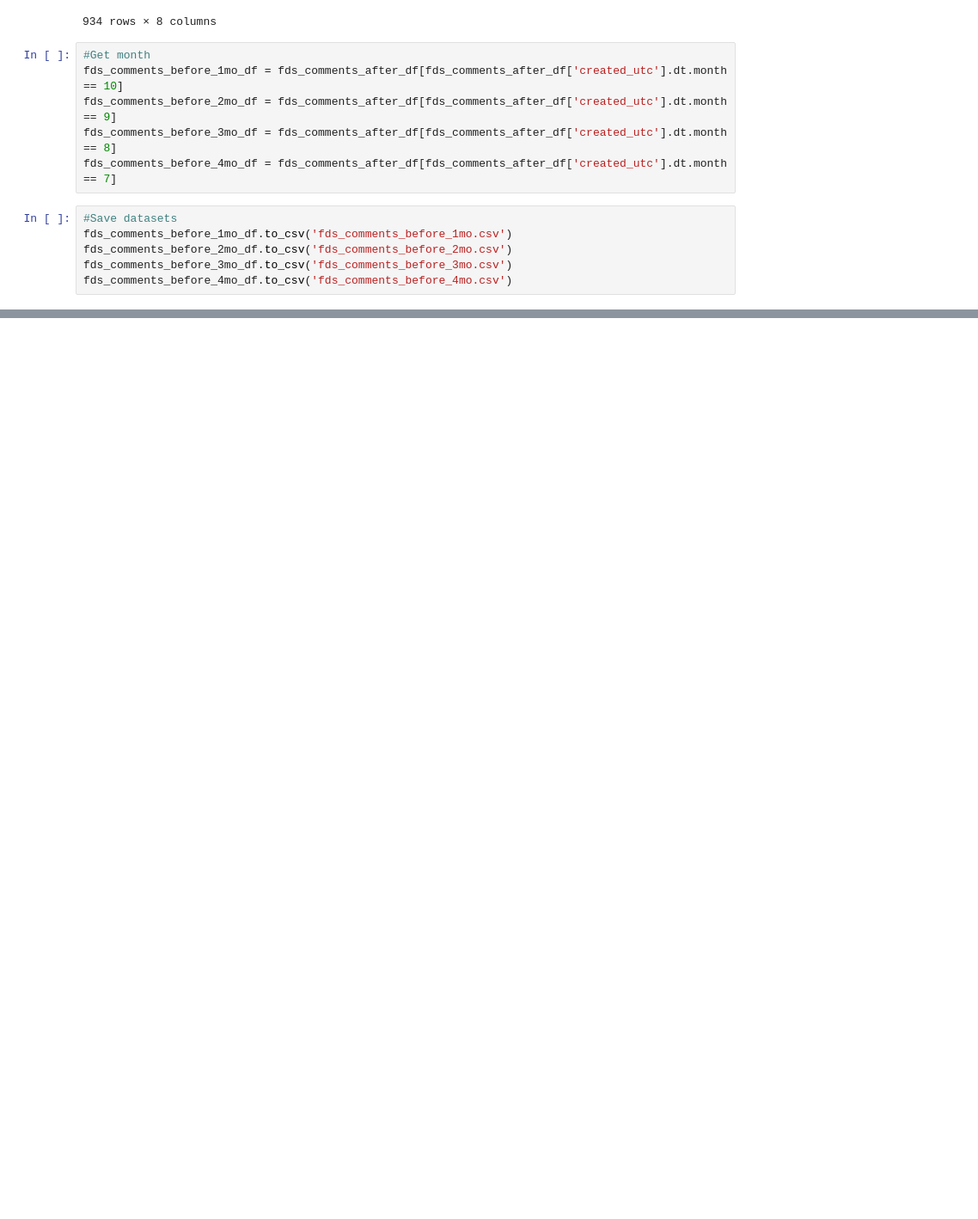
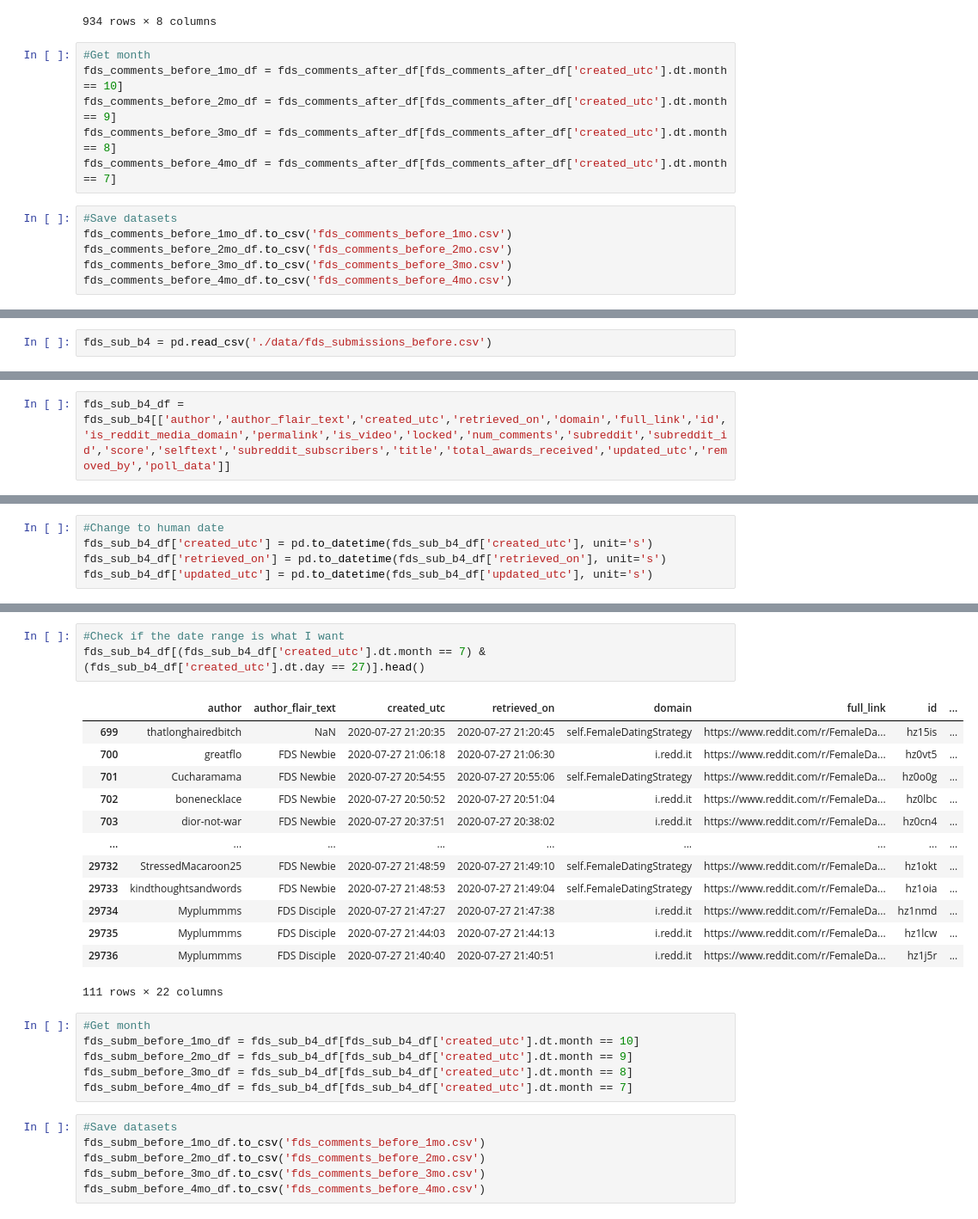
Before and after one commit to anng217/redditbots, a Jupyter notebook: fds_datacleaning.ipynb, the cells around one changed output, grey strips where cells are left out. Shown at 86% size. Saved outputs shown, nothing was run; the diff lists cells and outputs as text; blank space fills up the shorter version.

Commit message:
before submission cleaning

```diff
--- a/fds_datacleaning.ipynb
+++ b/fds_datacleaning.ipynb
@@ -146,0 +149,2 @@ fds_comments_before_4mo_df.to_csv('fds_comments_before_4mo.csv')
+# %%
+fds_sub_b4 = pd.read_csv('./data/fds_submissions_before.csv')
@@ -146,0 +182,2 @@ fds_comments_before_4mo_df.to_csv('fds_comments_before_4mo.csv')
+# %%
+fds_sub_b4_df = fds_sub_b4[['author','author_flair_text','created_utc','retrieved_on','domain','full_link','id','is_reddit_media_domain','permalink','is_video','locked','num_comments','subreddit','subreddit_id','score','selftext','subreddit_subscribers','title','total_awards_received','updated_utc','removed_by','poll_data']]
@@ -146,0 +194,5 @@ fds_comments_before_4mo_df.to_csv('fds_comments_before_4mo.csv')
+# %%
+#Change to human date
+fds_sub_b4_df['created_utc'] = pd.to_datetime(fds_sub_b4_df['created_utc'], unit='s')
+fds_sub_b4_df['retrieved_on'] = pd.to_datetime(fds_sub_b4_df['retrieved_on'], unit='s')
+fds_sub_b4_df['updated_utc'] = pd.to_datetime(fds_sub_b4_df['updated_utc'], unit='s')
@@ -146,0 +215,29 @@ fds_comments_before_4mo_df.to_csv('fds_comments_before_4mo.csv')
+# %%
+#Check if the date range is what I want
+fds_sub_b4_df[(fds_sub_b4_df['created_utc'].dt.month == 7) & (fds_sub_b4_df['created_utc'].dt.day == 27)].head()
+# %% [output]
+|  | author | author_flair_text | created_utc | retrieved_on | domain | full_link | id | ... |
+| 699 | thatlonghairedbitch | NaN | 2020-07-27 21:20:35 | 2020-07-27 21:20:45 | self.FemaleDatingStrategy | https://www.reddit.com/r/FemaleDa... | hz15is | ... |
+| 700 | greatflo | FDS Newbie | 2020-07-27 21:06:18 | 2020-07-27 21:06:30 | i.redd.it | https://www.reddit.com/r/FemaleDa... | hz0vt5 | ... |
+| 701 | Cucharamama | FDS Newbie | 2020-07-27 20:54:55 | 2020-07-27 20:55:06 | self.FemaleDatingStrategy | https://www.reddit.com/r/FemaleDa... | hz0o0g | ... |
+| 702 | bonenecklace | FDS Newbie | 2020-07-27 20:50:52 | 2020-07-27 20:51:04 | i.redd.it | https://www.reddit.com/r/FemaleDa... | hz0lbc | ... |
+| 703 | dior-not-war | FDS Newbie | 2020-07-27 20:37:51 | 2020-07-27 20:38:02 | i.redd.it | https://www.reddit.com/r/FemaleDa... | hz0cn4 | ... |
+| ... | ... | ... | ... | ... | ... | ... | ... | ... |
+| 29732 | StressedMacaroon25 | FDS Newbie | 2020-07-27 21:48:59 | 2020-07-27 21:49:10 | self.FemaleDatingStrategy | https://www.reddit.com/r/FemaleDa... | hz1okt | ... |
+| 29733 | kindthoughtsandwords | FDS Newbie | 2020-07-27 21:48:53 | 2020-07-27 21:49:04 | self.FemaleDatingStrategy | https://www.reddit.com/r/FemaleDa... | hz1oia | ... |
+| 29734 | Myplummms | FDS Disciple | 2020-07-27 21:47:27 | 2020-07-27 21:47:38 | i.redd.it | https://www.reddit.com/r/FemaleDa... | hz1nmd | ... |
+| 29735 | Myplummms | FDS Disciple | 2020-07-27 21:44:03 | 2020-07-27 21:44:13 | i.redd.it | https://www.reddit.com/r/FemaleDa... | hz1lcw | ... |
+| 29736 | Myplummms | FDS Disciple | 2020-07-27 21:40:40 | 2020-07-27 21:40:51 | i.redd.it | https://www.reddit.com/r/FemaleDa... | hz1j5r | ... |
+111 rows × 22 columns
+# %%
+#Get month
+fds_subm_before_1mo_df = fds_sub_b4_df[fds_sub_b4_df['created_utc'].dt.month == 10]
+fds_subm_before_2mo_df = fds_sub_b4_df[fds_sub_b4_df['created_utc'].dt.month == 9]
+fds_subm_before_3mo_df = fds_sub_b4_df[fds_sub_b4_df['created_utc'].dt.month == 8]
+fds_subm_before_4mo_df = fds_sub_b4_df[fds_sub_b4_df['created_utc'].dt.month == 7]
+# %%
+#Save datasets
+fds_subm_before_1mo_df.to_csv('fds_comments_before_1mo.csv')
+fds_subm_before_2mo_df.to_csv('fds_comments_before_2mo.csv')
+fds_subm_before_3mo_df.to_csv('fds_comments_before_3mo.csv')
+fds_subm_before_4mo_df.to_csv('fds_comments_before_4mo.csv')
```
Also changed, not shown: parts of 8 cells of this notebook, 4 other files.
